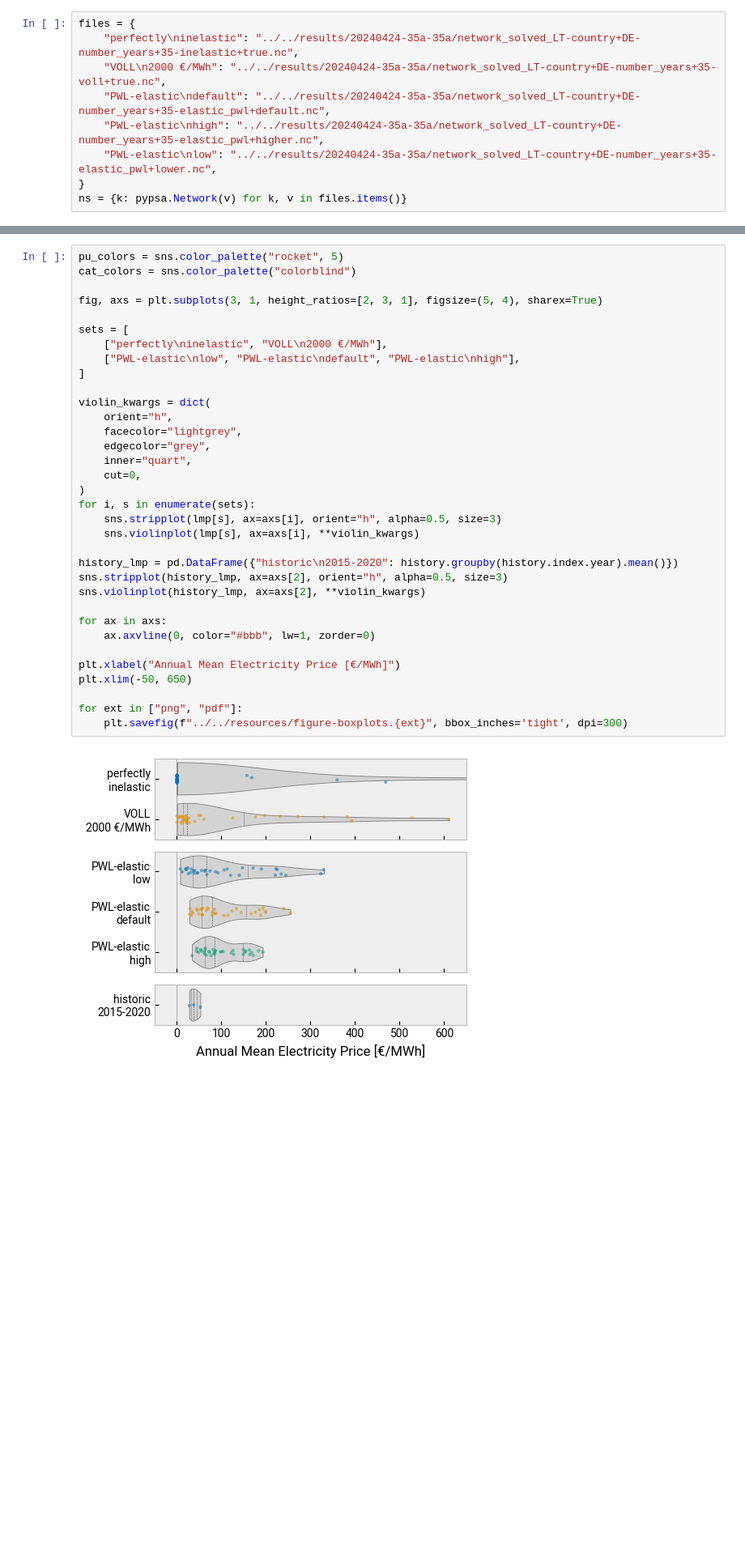
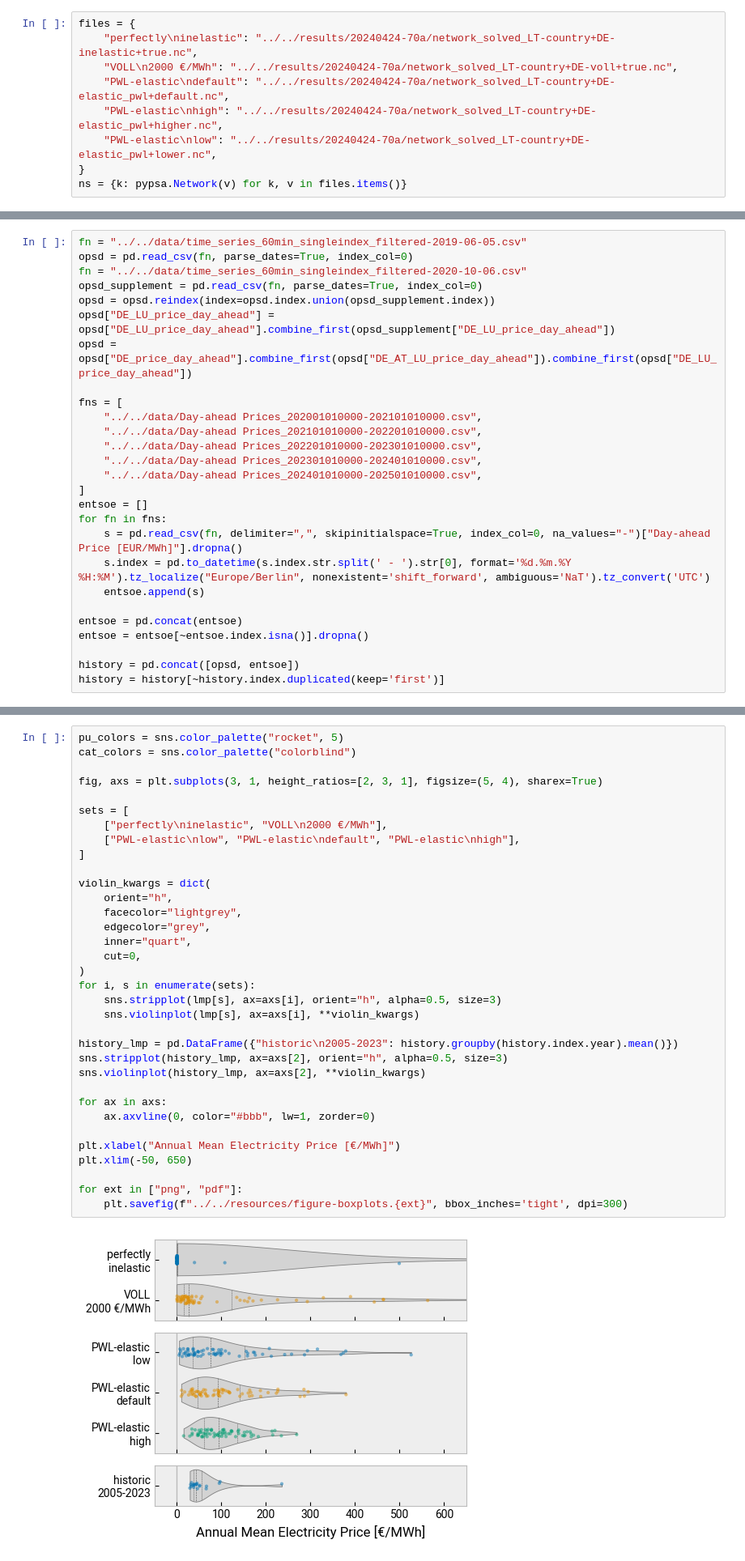
Before and after one commit to fneum/price-formation, a Jupyter notebook: workflow/scripts/plot-boxplots.ipynb, the cells around one changed output, grey strips where cells are left out. Shown at 81% size. Saved outputs shown, nothing was run; the diff lists cells and outputs as text; blank space fills up the shorter version.

Commit message:
update graphics

```diff
--- a/workflow/scripts/plot-boxplots.ipynb
+++ b/workflow/scripts/plot-boxplots.ipynb
@@ -12,11 +12,11 @@ import matplotlib as mpl
 mpl.rcParams['figure.dpi'] = 100
 # %%
 files = {
-    "perfectly\ninelastic": "../../results/20240424-35a-35a/network_solved_LT-country+DE-number_years+35-inelastic+true.nc",
-    "VOLL\n2000 €/MWh": "../../results/20240424-35a-35a/network_solved_LT-country+DE-number_years+35-voll+true.nc",
-    "PWL-elastic\ndefault": "../../results/20240424-35a-35a/network_solved_LT-country+DE-number_years+35-elastic_pwl+default.nc",
-    "PWL-elastic\nhigh": "../../results/20240424-35a-35a/network_solved_LT-country+DE-number_years+35-elastic_pwl+higher.nc",
-    "PWL-elastic\nlow": "../../results/20240424-35a-35a/network_solved_LT-country+DE-number_years+35-elastic_pwl+lower.nc",
+    "perfectly\ninelastic": "../../results/20240424-70a/network_solved_LT-country+DE-inelastic+true.nc",
+    "VOLL\n2000 €/MWh": "../../results/20240424-70a/network_solved_LT-country+DE-voll+true.nc",
+    "PWL-elastic\ndefault": "../../results/20240424-70a/network_solved_LT-country+DE-elastic_pwl+default.nc",
+    "PWL-elastic\nhigh": "../../results/20240424-70a/network_solved_LT-country+DE-elastic_pwl+higher.nc",
+    "PWL-elastic\nlow": "../../results/20240424-70a/network_solved_LT-country+DE-elastic_pwl+lower.nc",
 }
 ns = {k: pypsa.Network(v) for k, v in files.items()}
 # %% [output]
@@ -31,3 +28,30 @@ history = pd.read_csv(fn, parse_dates=True, index_col=0)["DE_LU_price_day_ahead"
+# %%
+fn = "../../data/time_series_60min_singleindex_filtered-2019-06-05.csv"
+opsd = pd.read_csv(fn, parse_dates=True, index_col=0)
+fn = "../../data/time_series_60min_singleindex_filtered-2020-10-06.csv"
+opsd_supplement = pd.read_csv(fn, parse_dates=True, index_col=0)
+opsd = opsd.reindex(index=opsd.index.union(opsd_supplement.index))
+opsd["DE_LU_price_day_ahead"] = opsd["DE_LU_price_day_ahead"].combine_first(opsd_supplement["DE_LU_price_day_ahead"])
+opsd = opsd["DE_price_day_ahead"].combine_first(opsd["DE_AT_LU_price_day_ahead"]).combine_first(opsd["DE_LU_price_day_ahead"])
+
+fns = [
+    "../../data/Day-ahead Prices_202001010000-202101010000.csv",
+    "../../data/Day-ahead Prices_202101010000-202201010000.csv",
+    "../../data/Day-ahead Prices_202201010000-202301010000.csv",
+    "../../data/Day-ahead Prices_202301010000-202401010000.csv",
+    "../../data/Day-ahead Prices_202401010000-202501010000.csv",
+]
+entsoe = []
+for fn in fns:
+    s = pd.read_csv(fn, delimiter=",", skipinitialspace=True, index_col=0, na_values="-")["Day-ahead Price [EUR/MWh]"].dropna()
+    s.index = pd.to_datetime(s.index.str.split(' - ').str[0], format='%d.%m.%Y %H:%M').tz_localize("Europe/Berlin", nonexistent='shift_forward', ambiguous='NaT').tz_convert('UTC')
+    entsoe.append(s)
+
+entsoe = pd.concat(entsoe)
+entsoe = entsoe[~entsoe.index.isna()].dropna()
+
+history = pd.concat([opsd, entsoe])
+history = history[~history.index.duplicated(keep='first')]
 # %%
 def get_annual_mean_lmp(n):
     lmp = n.buses_t.marginal_price["electricity"]
@@ -41,32 +65,32 @@ cat_colors = sns.color_palette("colorblind")
 fig, axs = plt.subplots(3, 1, height_ratios=[2, 3, 1], figsize=(5, 4), sharex=True)
 
 sets = [
     ["perfectly\ninelastic", "VOLL\n2000 €/MWh"],
     ["PWL-elastic\nlow", "PWL-elastic\ndefault", "PWL-elastic\nhigh"],
 ]
 
 violin_kwargs = dict(
     orient="h",
     facecolor="lightgrey",
     edgecolor="grey",
     inner="quart",
     cut=0,
 )
 for i, s in enumerate(sets):
     sns.stripplot(lmp[s], ax=axs[i], orient="h", alpha=0.5, size=3)
     sns.violinplot(lmp[s], ax=axs[i], **violin_kwargs)
 
-history_lmp = pd.DataFrame({"historic\n2015-2020": history.groupby(history.index.year).mean()})
+history_lmp = pd.DataFrame({"historic\n2005-2023": history.groupby(history.index.year).mean()})
 sns.stripplot(history_lmp, ax=axs[2], orient="h", alpha=0.5, size=3)
 sns.violinplot(history_lmp, ax=axs[2], **violin_kwargs)
 
 for ax in axs:
     ax.axvline(0, color="#bbb", lw=1, zorder=0)
 
 plt.xlabel("Annual Mean Electricity Price [€/MWh]")
 plt.xlim(-50, 650)
 
 for ext in ["png", "pdf"]:
     plt.savefig(f"../../resources/figure-boxplots.{ext}", bbox_inches='tight', dpi=300)
 # %% [output]
-[figure, old version]
+[figure, new version]
```
Also changed, not shown: parts of 2 cells of this notebook, 5 other files.
